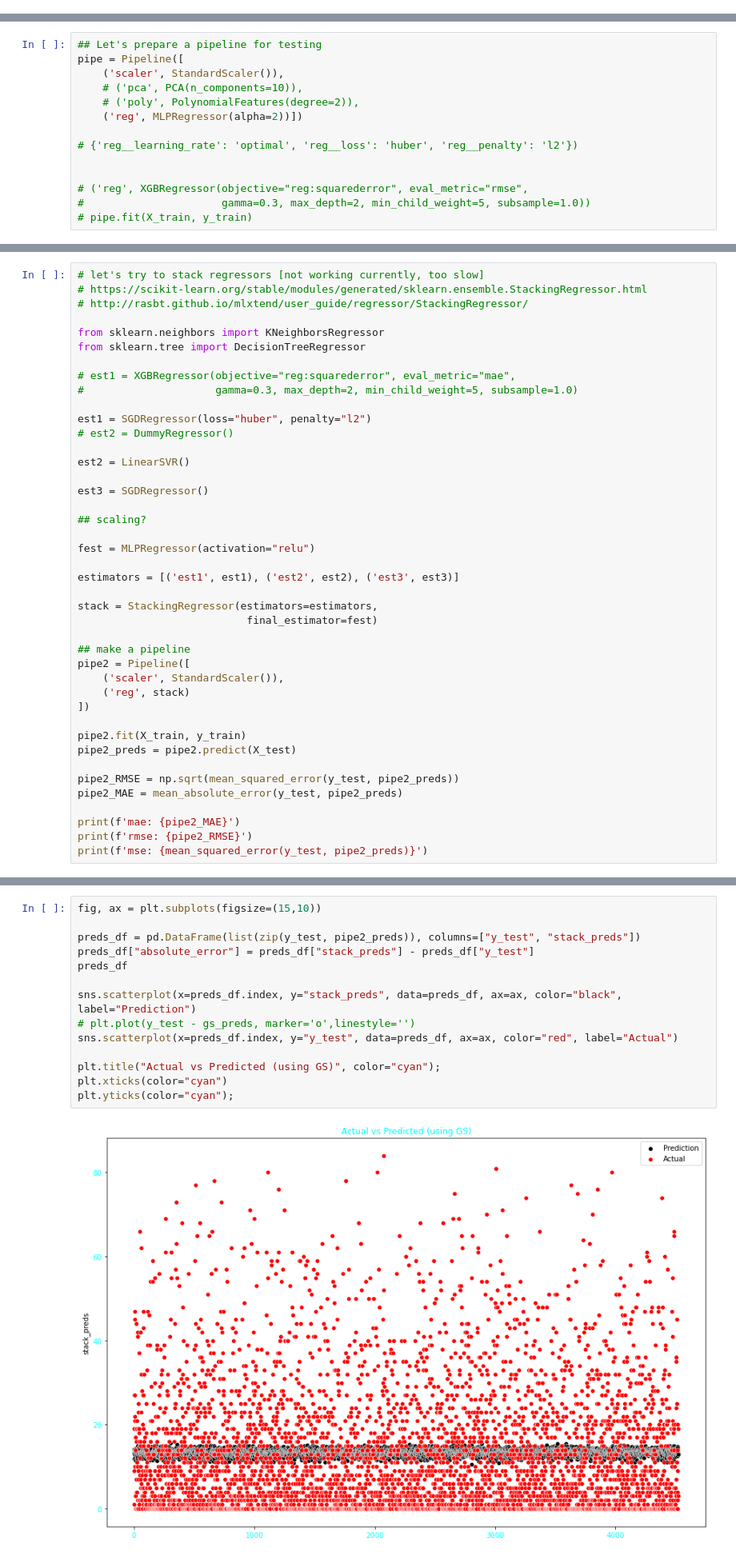
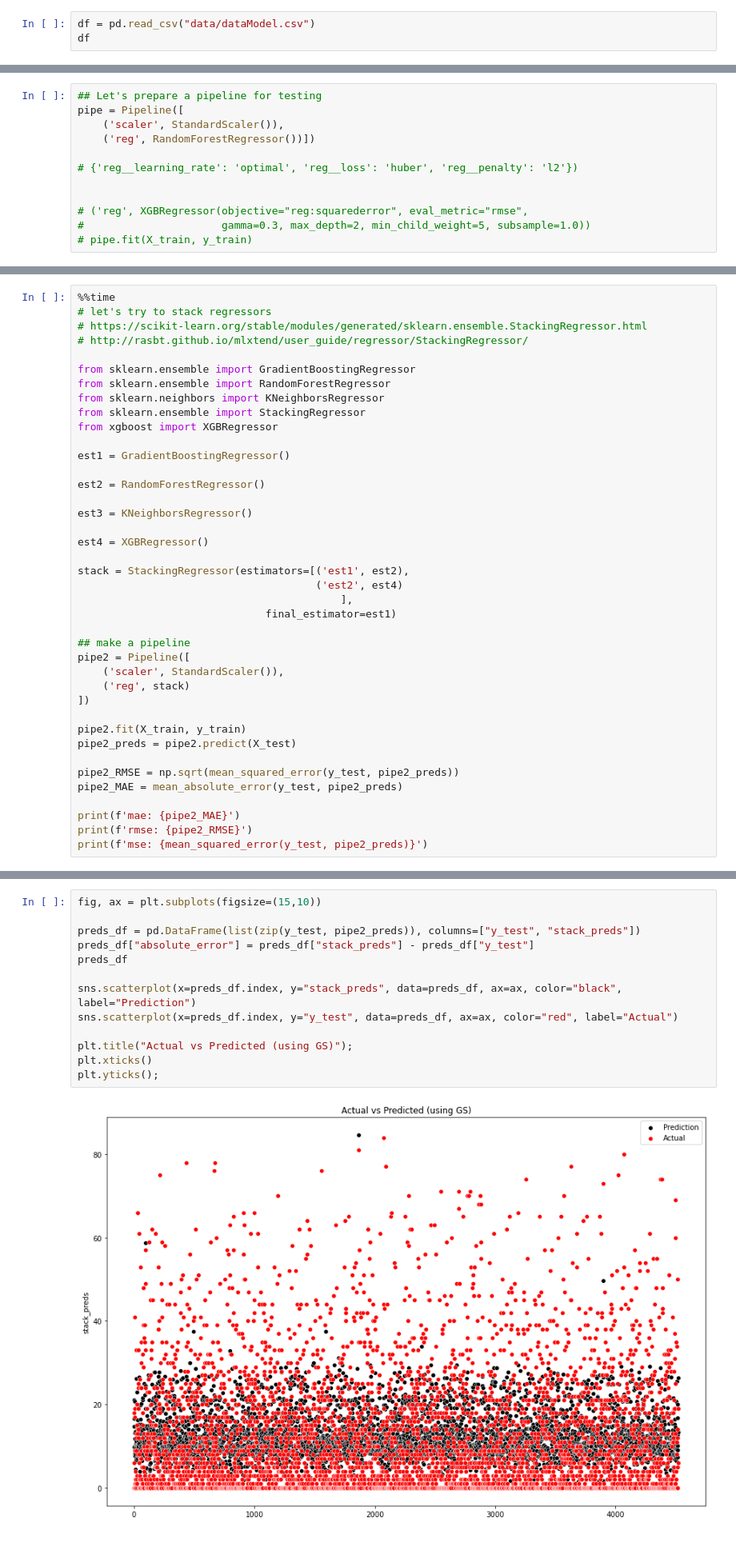
Before and after one commit to nortegag/699_Capstone, a Jupyter notebook: modeling.ipynb, the cells around one changed output, grey strips where cells are left out. Shown at 80% size. Cells and saved outputs as stored; diff of their text form.

```diff
--- a/modeling.ipynb
+++ b/modeling.ipynb
@@ -196,0 +169,3 @@ df
+# %%
+df = pd.read_csv("data/dataModel.csv")
+df
@@ -300,9 +284,7 @@ plt.xticks(rotation=90, color="cyan");
 ## Let's prepare a pipeline for testing
 pipe = Pipeline([
     ('scaler', StandardScaler()),
-    # ('pca', PCA(n_components=10)),
-    # ('poly', PolynomialFeatures(degree=2)),
-    ('reg', MLPRegressor(alpha=2))])
+    ('reg', RandomForestRegressor())])
 
 # {'reg__learning_rate': 'optimal', 'reg__loss': 'huber', 'reg__penalty': 'l2'})
 
@@ -428,29 +405,27 @@ np.mean(preds_df.y_test)
 # %%
-# let's try to stack regressors [not working currently, too slow]
+%%time
+# let's try to stack regressors
 # https://scikit-learn.org/stable/modules/generated/sklearn.ensemble.StackingRegressor.html
 # http://rasbt.github.io/mlxtend/user_guide/regressor/StackingRegressor/
 
+from sklearn.ensemble import GradientBoostingRegressor
+from sklearn.ensemble import RandomForestRegressor
 from sklearn.neighbors import KNeighborsRegressor
-from sklearn.tree import DecisionTreeRegressor
+from sklearn.ensemble import StackingRegressor
+from xgboost import XGBRegressor
 
-# est1 = XGBRegressor(objective="reg:squarederror", eval_metric="mae",
-#                     gamma=0.3, max_depth=2, min_child_weight=5, subsample=1.0)
+est1 = GradientBoostingRegressor()
 
-est1 = SGDRegressor(loss="huber", penalty="l2")
-# est2 = DummyRegressor()
+est2 = RandomForestRegressor()
 
-est2 = LinearSVR()
+est3 = KNeighborsRegressor()
 
-est3 = SGDRegressor()
+est4 = XGBRegressor()
 
-## scaling?
-
-fest = MLPRegressor(activation="relu")
-
-estimators = [('est1', est1), ('est2', est2), ('est3', est3)]
-
-stack = StackingRegressor(estimators=estimators,
-                           final_estimator=fest)
+stack = StackingRegressor(estimators=[('est1', est2),
+                                      ('est2', est4)
+                                          ],
+                              final_estimator=est1)
 
 ## make a pipeline
 pipe2 = Pipeline([
@@ -474,19 +451,18 @@ mse: 230.74085442937758
 # %%
 fig, ax = plt.subplots(figsize=(15,10))
 
 preds_df = pd.DataFrame(list(zip(y_test, pipe2_preds)), columns=["y_test", "stack_preds"])
 preds_df["absolute_error"] = preds_df["stack_preds"] - preds_df["y_test"]
 preds_df
 
 sns.scatterplot(x=preds_df.index, y="stack_preds", data=preds_df, ax=ax, color="black", label="Prediction")
-# plt.plot(y_test - gs_preds, marker='o',linestyle='')
 sns.scatterplot(x=preds_df.index, y="y_test", data=preds_df, ax=ax, color="red", label="Actual")
 
-plt.title("Actual vs Predicted (using GS)", color="cyan");
-plt.xticks(color="cyan")
-plt.yticks(color="cyan");
+plt.title("Actual vs Predicted (using GS)");
+plt.xticks()
+plt.yticks();
 # %% [output]
-[figure, old version]
+[figure, new version]
 # %%
 
 df["Popularity"].describe()
```
Also changed, not shown: parts of 22 cells of this notebook, 2 other files.
